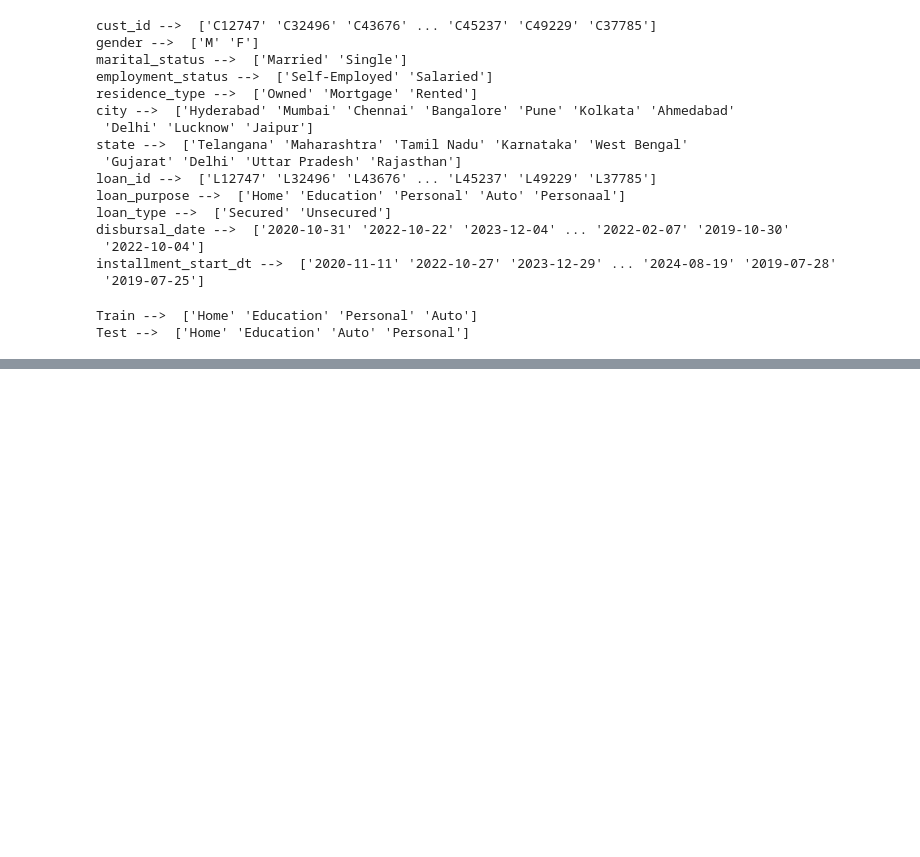
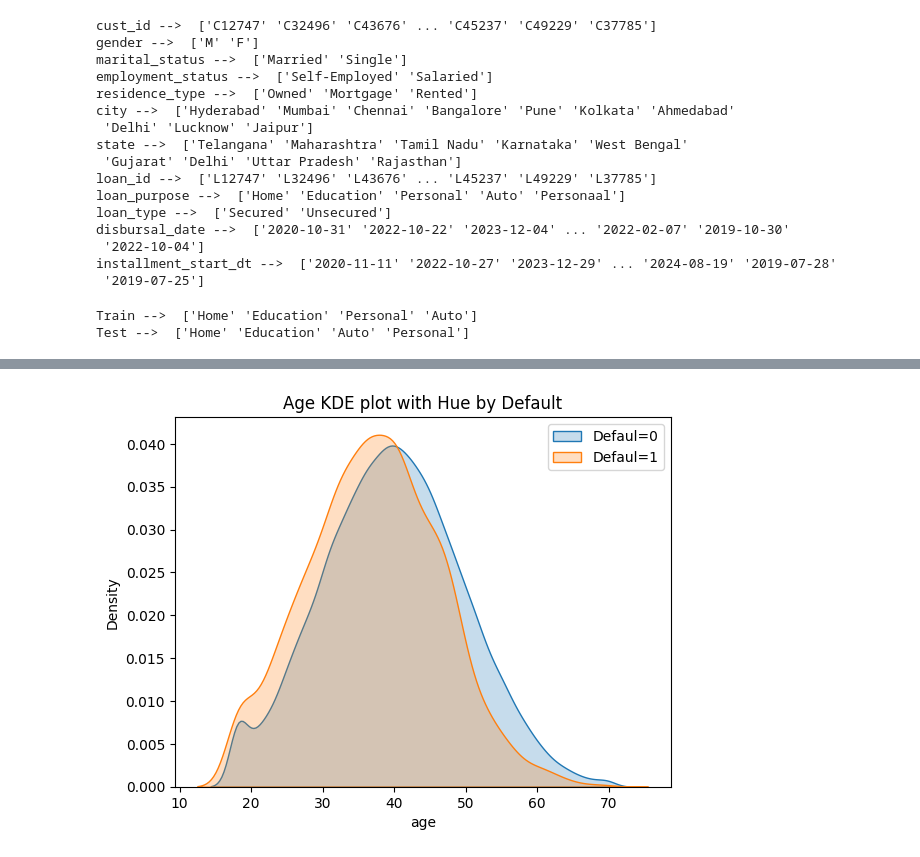
Before and after one commit to data-detectiv/credit-risk-modelling-classification, a Jupyter notebook: credit_risk_modelling.ipynb, the cells around one changed output, grey strips where cells are left out. Drawn from its saved outputs; the diff is of its cells as text; code cells hidden in the pictures; blank space fills up the shorter version.

```diff
--- a/credit_risk_modelling.ipynb
+++ b/credit_risk_modelling.ipynb
@@ -299,0 +314,8 @@ Test -->  ['Home' 'Education' 'Auto' 'Personal']
+# %%
+sns.kdeplot(df_train1[df_train1['default'] == 0]['age'], fill=True, label='Defaul=0')
+sns.kdeplot(df_train1[df_train1['default'] == 1]['age'], fill=True, label='Defaul=1')
+plt.title(f'Age KDE plot with Hue by Default')
+plt.legend()
+plt.show()
+# %% [output]
+[figure, added]
```
Also changed, not shown: parts of 17 cells of this notebook.
